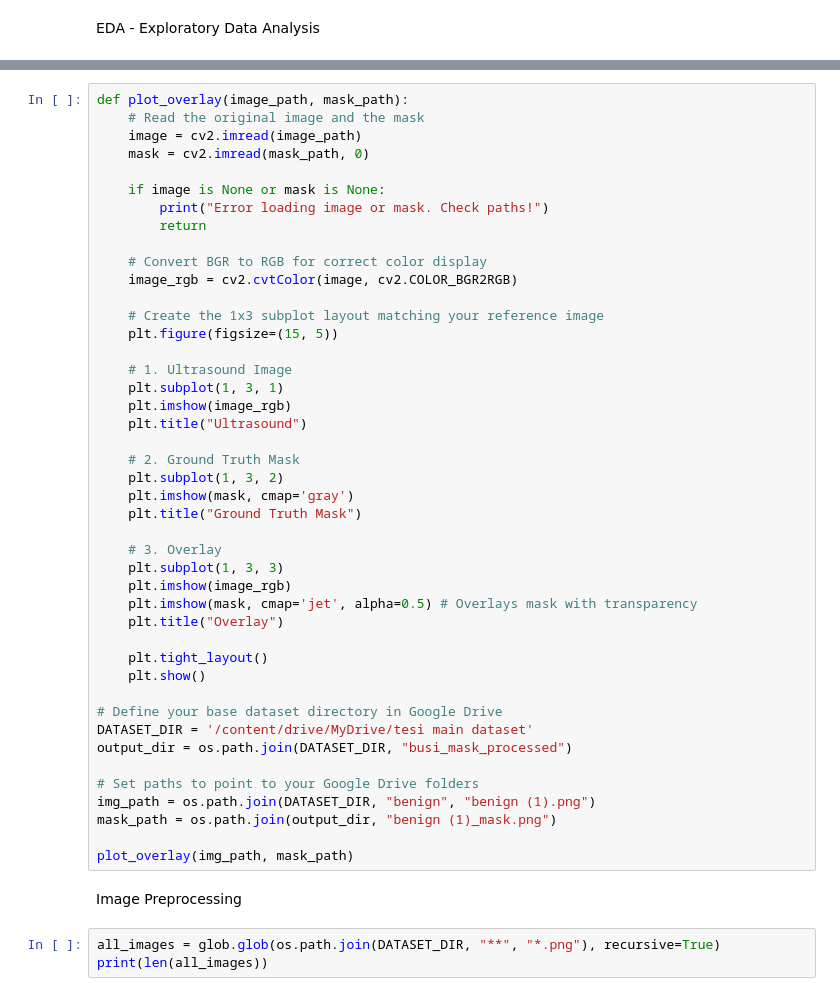
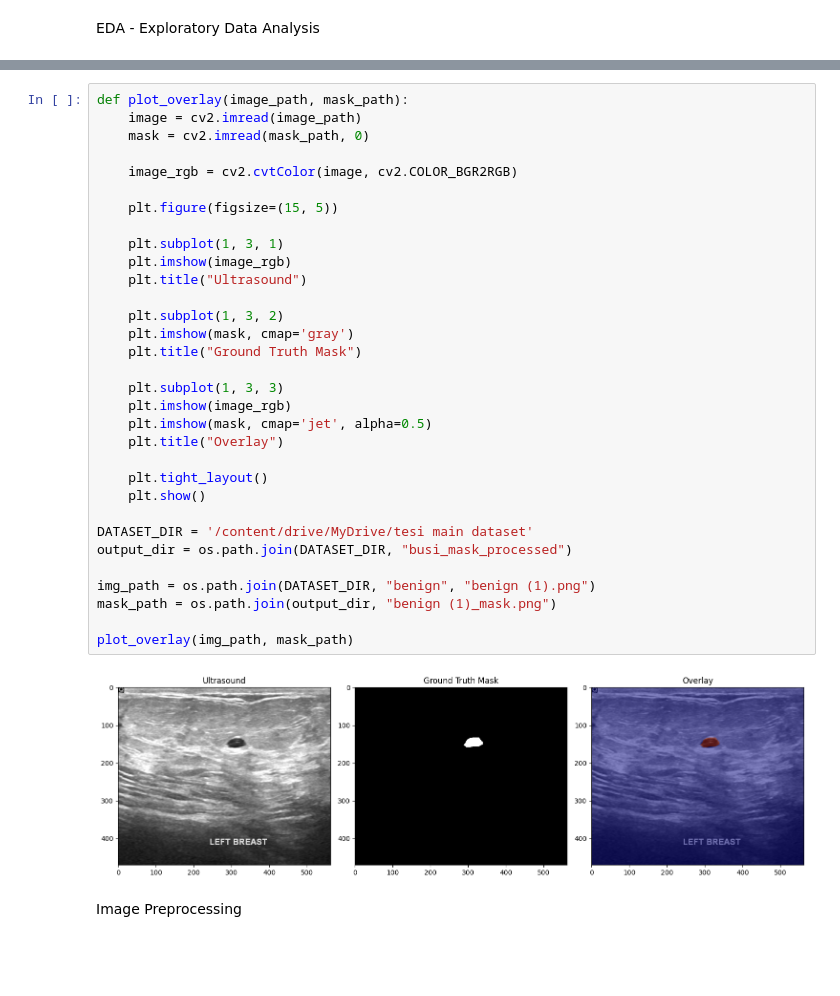
Before and after one commit to TabbyDaCatto/Thesis__Explainable-AI-using-Breast-Ultrasound-Image-BUSI-dataset, a Jupyter notebook: notebooks/tesi-maxxing.ipynb, the cells around one changed output, grey strips where cells are left out. Cells and saved outputs as stored; diff of their text form; blank space fills up the shorter version.

Commit message:
correct the pipeline, will i ever be happy?

```diff
--- a/notebooks/tesi-maxxing.ipynb
+++ b/notebooks/tesi-maxxing.ipynb
@@ -185,52 +192,39 @@ else:
 # %%
 def plot_overlay(image_path, mask_path):
-    # Read the original image and the mask
     image = cv2.imread(image_path)
     mask = cv2.imread(mask_path, 0)
 
-    if image is None or mask is None:
-        print("Error loading image or mask. Check paths!")
-        return
-
-    # Convert BGR to RGB for correct color display
     image_rgb = cv2.cvtColor(image, cv2.COLOR_BGR2RGB)
 
-    # Create the 1x3 subplot layout matching your reference image
     plt.figure(figsize=(15, 5))
 
-    # 1. Ultrasound Image
     plt.subplot(1, 3, 1)
     plt.imshow(image_rgb)
     plt.title("Ultrasound")
 
-    # 2. Ground Truth Mask
     plt.subplot(1, 3, 2)
     plt.imshow(mask, cmap='gray')
     plt.title("Ground Truth Mask")
 
-    # 3. Overlay
     plt.subplot(1, 3, 3)
     plt.imshow(image_rgb)
-    plt.imshow(mask, cmap='jet', alpha=0.5) # Overlays mask with transparency
+    plt.imshow(mask, cmap='jet', alpha=0.5)
     plt.title("Overlay")
 
     plt.tight_layout()
     plt.show()
 
-# Define your base dataset directory in Google Drive
 DATASET_DIR = '/content/drive/MyDrive/tesi main dataset'
 output_dir = os.path.join(DATASET_DIR, "busi_mask_processed")
 
-# Set paths to point to your Google Drive folders
 img_path = os.path.join(DATASET_DIR, "benign", "benign (1).png")
 mask_path = os.path.join(output_dir, "benign (1)_mask.png")
 
 plot_overlay(img_path, mask_path)
+# %% [output]
+[figure, added]
 # %% [markdown]
 Image Preprocessing
-# %%
-all_images = glob.glob(os.path.join(DATASET_DIR, "**", "*.png"), recursive=True)
-print(len(all_images))
 # %%
 benign_images = glob.glob(os.path.join(DATASET_DIR, "benign", "*.png"))
 benign_images = [f for f in benign_images if "_mask" not in f]
```
Also changed, not shown: parts of 20 cells of this notebook.
